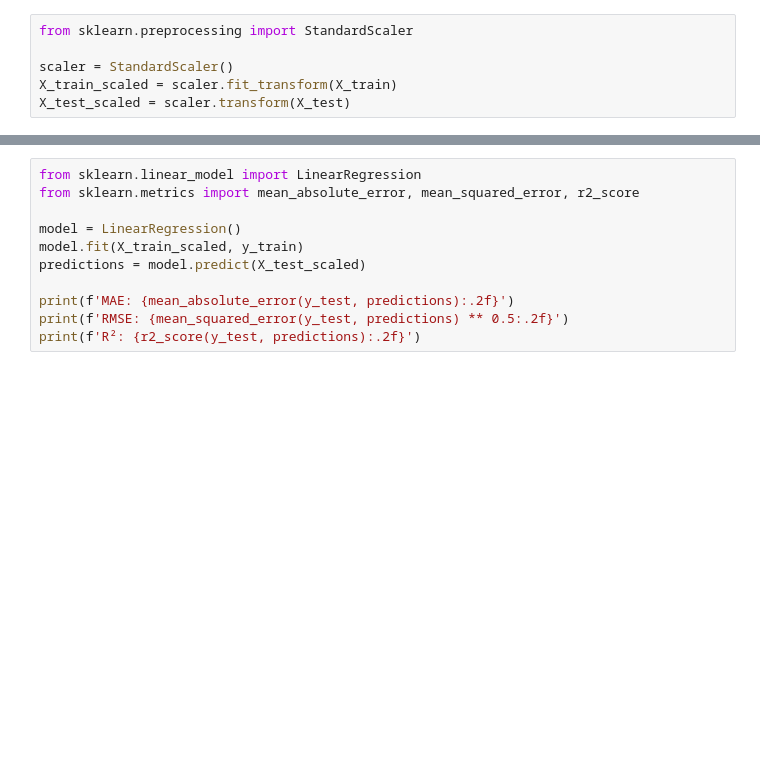
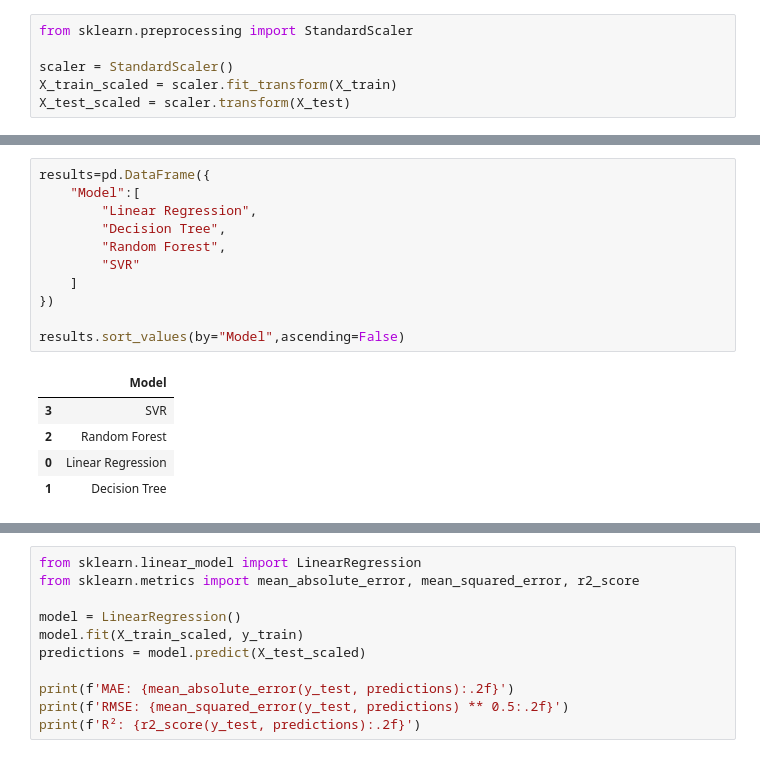
Before and after one commit to nur21horin/macine_learning, a Jupyter notebook: Insurance_data_preprocessing/Insurance.ipynb, the cells around one changed output, grey strips where cells are left out. Saved outputs shown, nothing was run; the diff lists cells and outputs as text; blank space fills up the shorter version.

```diff
--- a/Insurance_data_preprocessing/Insurance.ipynb
+++ b/Insurance_data_preprocessing/Insurance.ipynb
@@ -478,0 +530,17 @@ X_test_scaled = scaler.transform(X_test)
+# %%
+results=pd.DataFrame({
+    "Model":[
+        "Linear Regression",
+        "Decision Tree",
+        "Random Forest",
+        "SVR"
+    ]
+})
+
+results.sort_values(by="Model",ascending=False)
+# %% [output]
+|  | Model |
+| 3 | SVR |
+| 2 | Random Forest |
+| 0 | Linear Regression |
+| 1 | Decision Tree |
```
Also changed, not shown: parts of 7 cells of this notebook.
